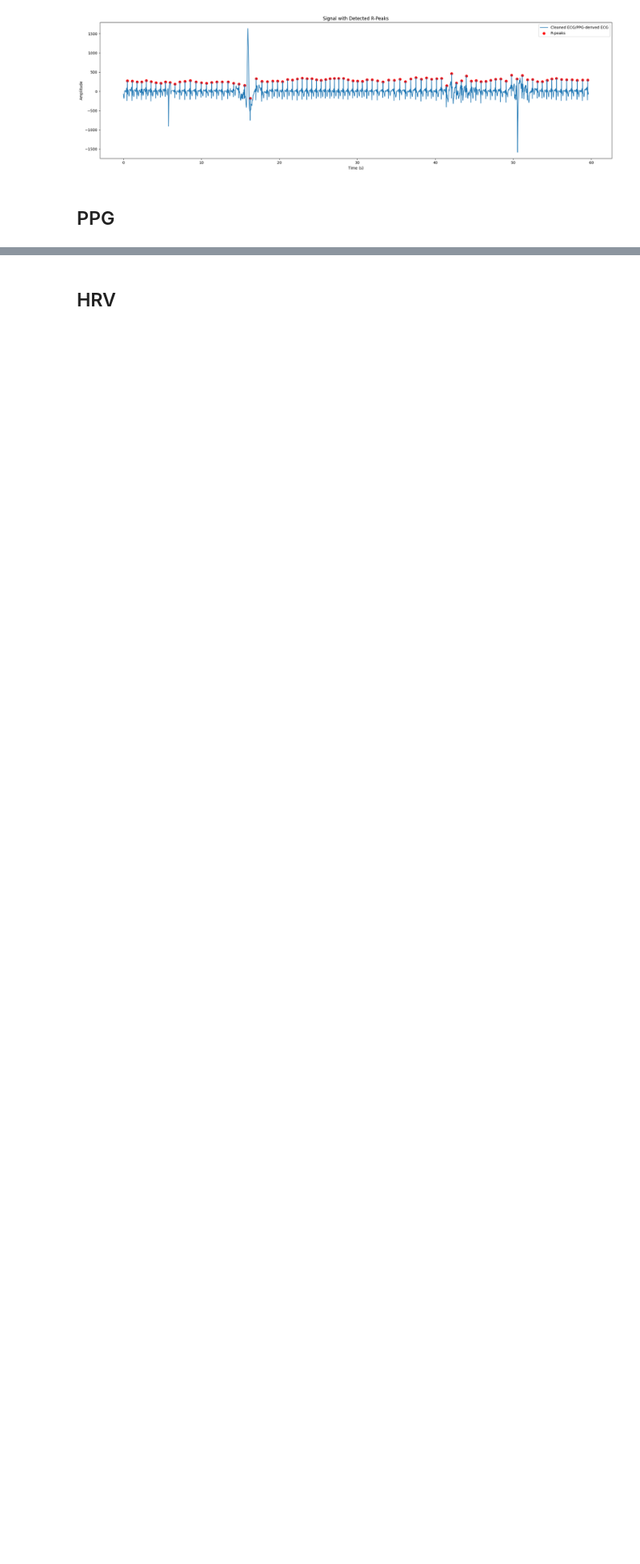
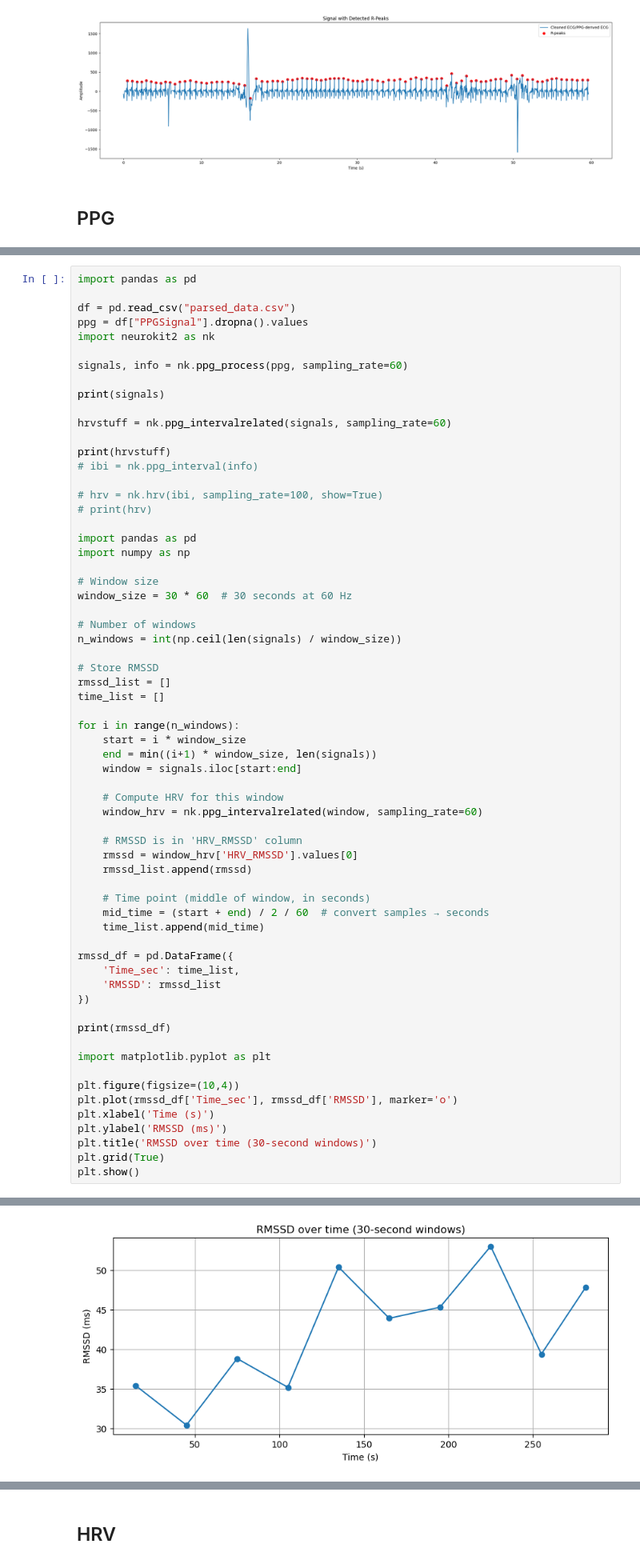
Before and after one commit to ConnorIrvine/Capstone, a Jupyter notebook: python_code/sensor_to_hrv/hrv.ipynb, the cells around one changed output, grey strips where cells are left out. Shown at 80% size. Cells and saved outputs as stored; diff of their text form; blank space fills up the shorter version.

```diff
--- a/python_code/sensor_to_hrv/hrv.ipynb
+++ b/python_code/sensor_to_hrv/hrv.ipynb
@@ -82,3 +82,68 @@ signals, info = nk.ppg_process(ppg, sampling_rate=250)
 nk.ppg_plot(signals, info)
 # %% [output]
 [figure]
+# %%
+import pandas as pd
+
+df = pd.read_csv("parsed_data.csv")
+ppg = df["PPGSignal"].dropna().values
+import neurokit2 as nk
+
+signals, info = nk.ppg_process(ppg, sampling_rate=60)
+
+print(signals)
+
+hrvstuff = nk.ppg_intervalrelated(signals, sampling_rate=60)
+
+print(hrvstuff)
+# ibi = nk.ppg_interval(info)
+
+# hrv = nk.hrv(ibi, sampling_rate=100, show=True)
+# print(hrv)
+
+import pandas as pd
+import numpy as np
+
+# Window size
+window_size = 30 * 60  # 30 seconds at 60 Hz
+
+# Number of windows
+n_windows = int(np.ceil(len(signals) / window_size))
+
+# Store RMSSD
+rmssd_list = []
+time_list = []
+
+for i in range(n_windows):
+    start = i * window_size
+    end = min((i+1) * window_size, len(signals))
+    window = signals.iloc[start:end]
+
+    # Compute HRV for this window
+    window_hrv = nk.ppg_intervalrelated(window, sampling_rate=60)
+
+    # RMSSD is in 'HRV_RMSSD' column
+    rmssd = window_hrv['HRV_RMSSD'].values[0]
+    rmssd_list.append(rmssd)
+
+    # Time point (middle of window, in seconds)
+    mid_time = (start + end) / 2 / 60  # convert samples → seconds
+    time_list.append(mid_time)
+
+rmssd_df = pd.DataFrame({
+    'Time_sec': time_list,
+    'RMSSD': rmssd_list
+})
+
+print(rmssd_df)
+
+import matplotlib.pyplot as plt
+
+plt.figure(figsize=(10,4))
+plt.plot(rmssd_df['Time_sec'], rmssd_df['RMSSD'], marker='o')
+plt.xlabel('Time (s)')
+plt.ylabel('RMSSD (ms)')
+plt.title('RMSSD over time (30-second windows)')
+plt.grid(True)
+plt.show()
+# %% [output]
@@ -84,0 +178 @@ nk.ppg_plot(signals, info)
+[figure, added]
```
Also changed, not shown: parts of 2 cells of this notebook.
